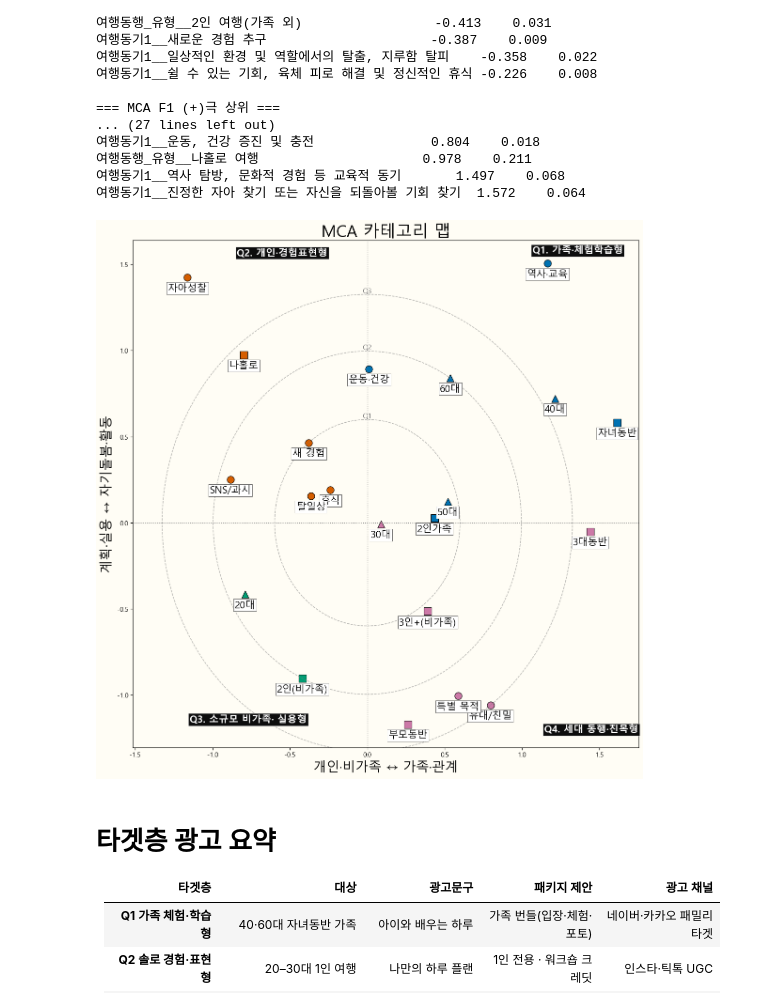
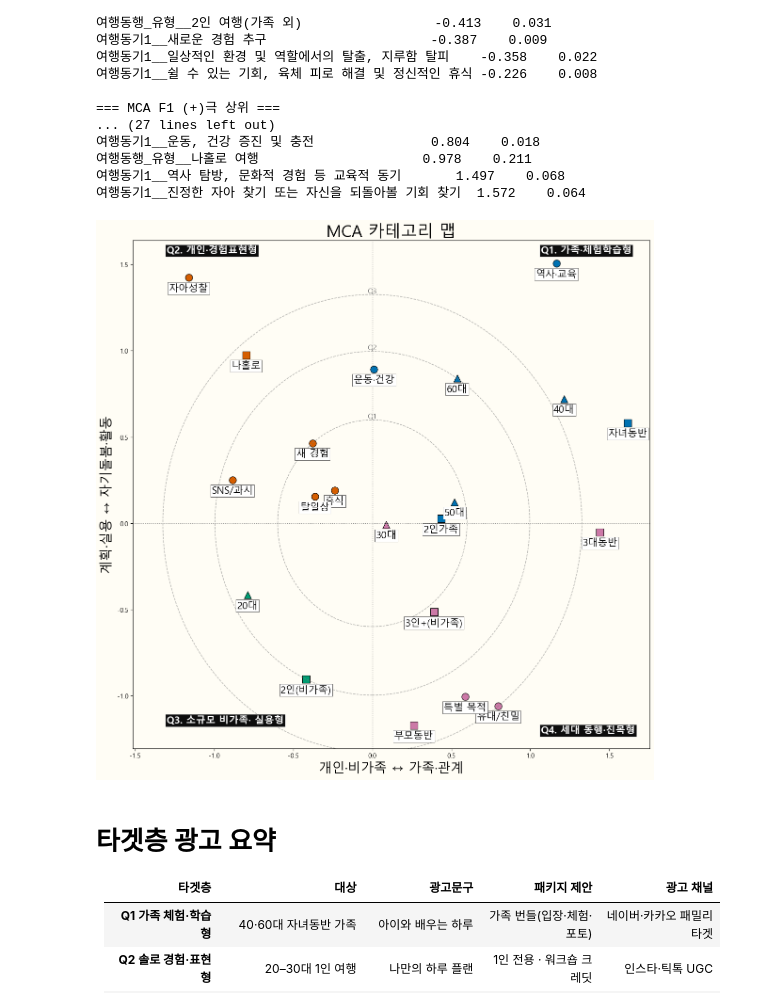
Before and after one commit to ssoom98/where2go, a Jupyter notebook: choi/visualization/Korean_global.ipynb, the cells around one changed output. Cells and saved outputs as stored; diff of their text form; code cells hidden in the pictures.

```diff
--- a/choi/visualization/Korean_global.ipynb
+++ b/choi/visualization/Korean_global.ipynb
@@ -491 +493,36 @@ plt.tight_layout(); plt.show()
 [figure]
+# %%
+df = trav_mas_df[['여행동행_유형','불일치율']].dropna().copy()
+df['여행동행_유형'] = df['여행동행_유형'].astype(str)
+
+# Welch ANOVA
+print(pg.welch_anova(data=df, dv='불일치율', between='여행동행_유형'))
+print('====================================================')
+# Games–Howell 사후
+gh = pg.pairwise_gameshowell(data=df, dv='불일치율', between='여행동행_유형')
+print(gh[['A','B','diff','pval']].sort_values('pval').head(10))
+print('====================================================')
+# 평균±95% CI (부트스트랩)
+def mean_ci_boot(x, B=2000):
+    rng = np.random.default_rng(42)
+    boots = np.array([rng.choice(x, size=len(x), replace=True).mean() for _ in range(B)])
+    return x.mean(), np.percentile(boots,[2.5,97.5])
+
+desired = ['나홀로', '연인', '부모 동반', '가족(자녀)', '친구/지인', '동호회/모임', '단체/회사', '기타']
+uniq = list(df['여행동행_유형'].astype(str).unique())
+
+order = [g for g in desired if g in uniq] + [g for g in uniq if g not in desired]
+vals = [df.loc[df['여행동행_유형']==g,'불일치율'].values for g in order]
+
+means, lo, hi = [], [], []
+for x in vals:
+    m,(l,h)=mean_ci_boot(x); means.append(m); lo.append(l); hi.append(h)
+
+xi = np.arange(len(order))
+yerr = [np.array(means)-np.array(lo), np.array(hi)-np.array(means)]
+plt.figure(figsize=(2.0*len(order),8))
+plt.errorbar(xi, means, yerr=yerr, fmt='o-', capsize=4)
+plt.xticks(xi, order); plt.ylabel('불일치율(평균, 95% CI)')
+plt.title('여행동행_유형별 불일치율')
+plt.grid(axis='y', ls='--', alpha=0.4)
+plt.tight_layout(); plt.show()
@@ -656,35 +724,35 @@ for rr, nm in zip([q1, q2, q3], ['Q1', 'Q2', 'Q3']):
 
 # 축 라벨/제목/범례
 ax.set_xlabel('개인·비가족 ↔ 가족·관계',fontsize=20)
 ax.set_ylabel('계획·실용 ↔ 자기돌봄·활동',fontsize=20)
 ax.set_title('MCA 카테고리 맵', fontsize = 25)
 xmin, xmax = ax.get_xlim()
 ymin, ymax = ax.get_ylim()
 
 # 좌측으로 20~30% 정도 확장
 ax.set_xlim(xmin - (xmax - xmin) * 0.07, xmax)
 
 # 2) 사분면 요약 박스(텍스트는 원하는 대로 수정)
 quad_notes = {
     1: 'Q1. 가족·체험학습형',
     2: 'Q2. 개인·경험표현형',
     3: 'Q3. 소규모 비가족· 실용형',
     4: 'Q4. 세대 동행·친목형',
 }
 def at(relx, rely):  # 플롯 좌표계 기준 상대 위치 -> 실제 좌표
     return xmin + relx*(xmax-xmin), ymin + rely*(ymax-ymin)
 
-pos = {1:(0.775,0.975), 2:(0.15,0.97), 3:(0.05,0.05), 4:(0.80,0.03)}
+pos = {1:(0.775,0.975), 2:(0,0.975), 3:(0,0.05), 4:(0.775,0.03)}
 for q,(rx,ry) in pos.items():
     ax.text(*at(rx,ry), quad_notes[q],
         color='white', fontsize=15, fontweight='bold',
         bbox=dict(facecolor='black', alpha=0.95, edgecolor='white', linewidth=0.6, pad=2))
 
 plt.tight_layout()
 # plt.savefig('mca_category_map.png', dpi=200, bbox_inches='tight')  # 저장 원하면 주석 해제
 plt.show()
 # %% [output]
-[figure, old version]
+[figure, new version]
 # %% [markdown]
 # 타겟층 광고 요약
 
```
Also changed, not shown: parts of 4 cells of this notebook.
